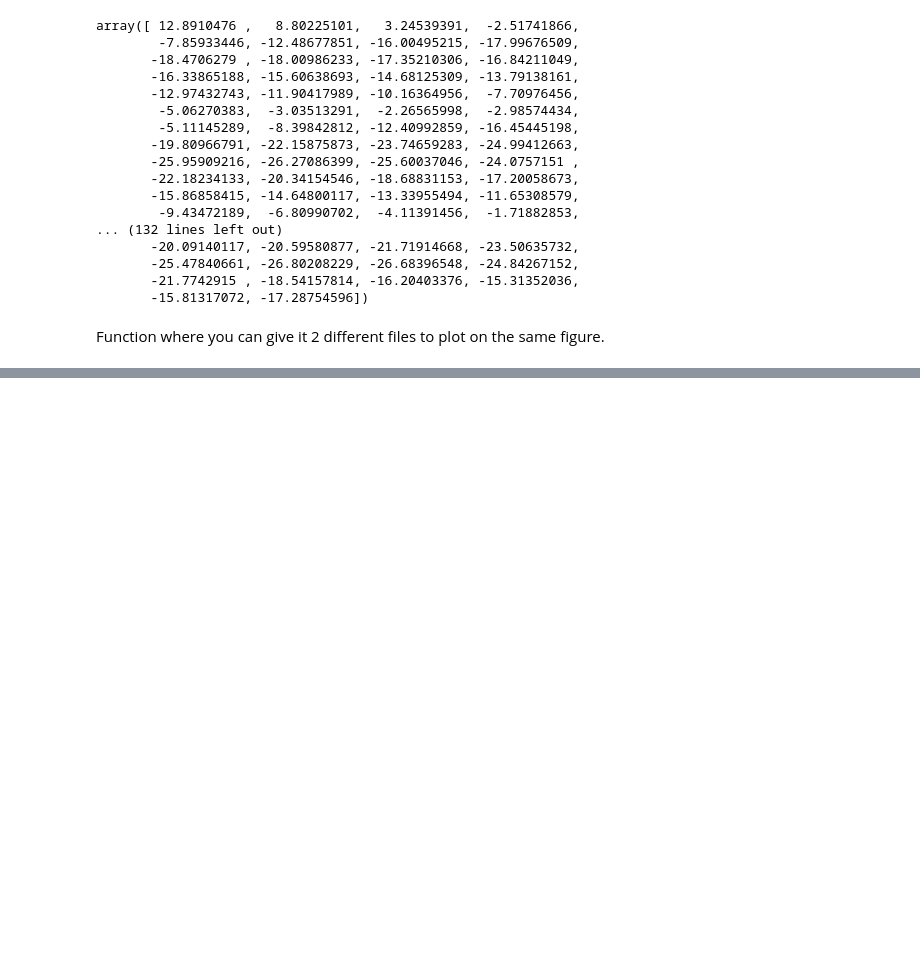
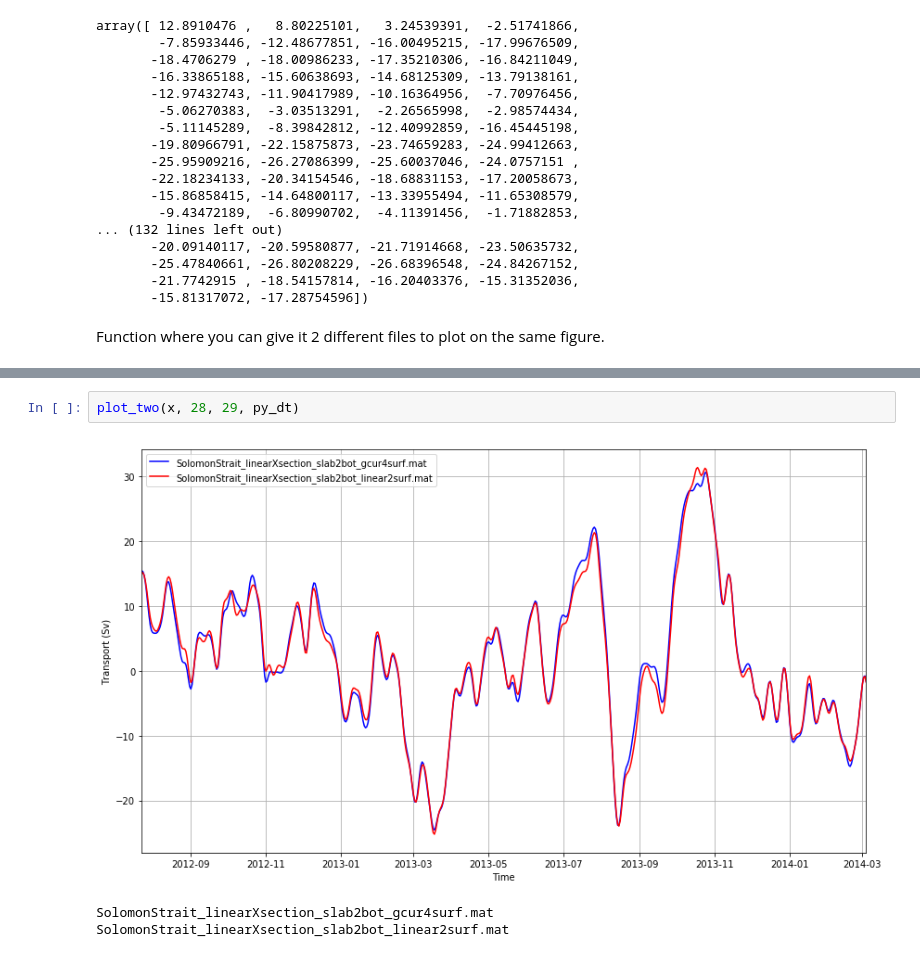
Before and after one commit to disandroa/Example-Notebooks, a Jupyter notebook: Data/obs_plot_comp.ipynb, the cells around one changed output, grey strips where cells are left out. Saved outputs shown, nothing was run; the diff lists cells and outputs as text; blank space fills up the shorter version.

```diff
--- a/Data/obs_plot_comp.ipynb
+++ b/Data/obs_plot_comp.ipynb
@@ -81 +103,7 @@ def plot_two(ds, arr1, arr2, times):
+# %%
+plot_two(x, 28, 29, py_dt)
+# %% [output]
+[figure, added]
+SolomonStrait_linearXsection_slab2bot_gcur4surf.mat
+SolomonStrait_linearXsection_slab2bot_linear2surf.mat
 # %%
```
Also changed, not shown: parts of 10 cells of this notebook.
